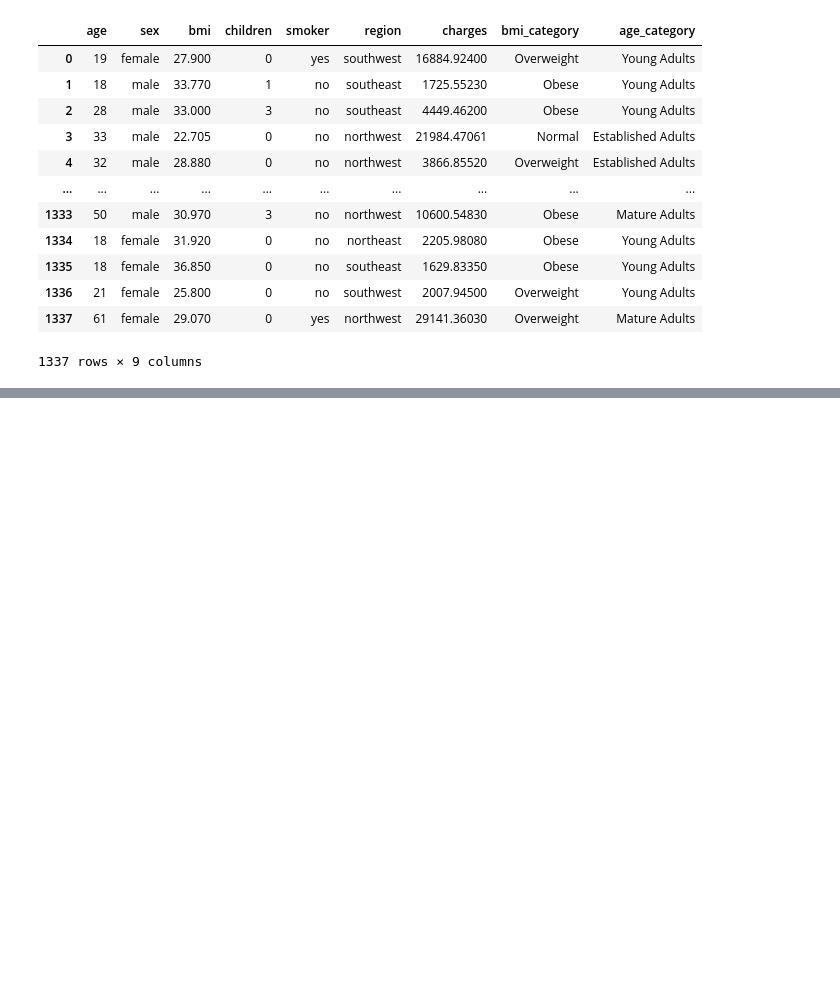
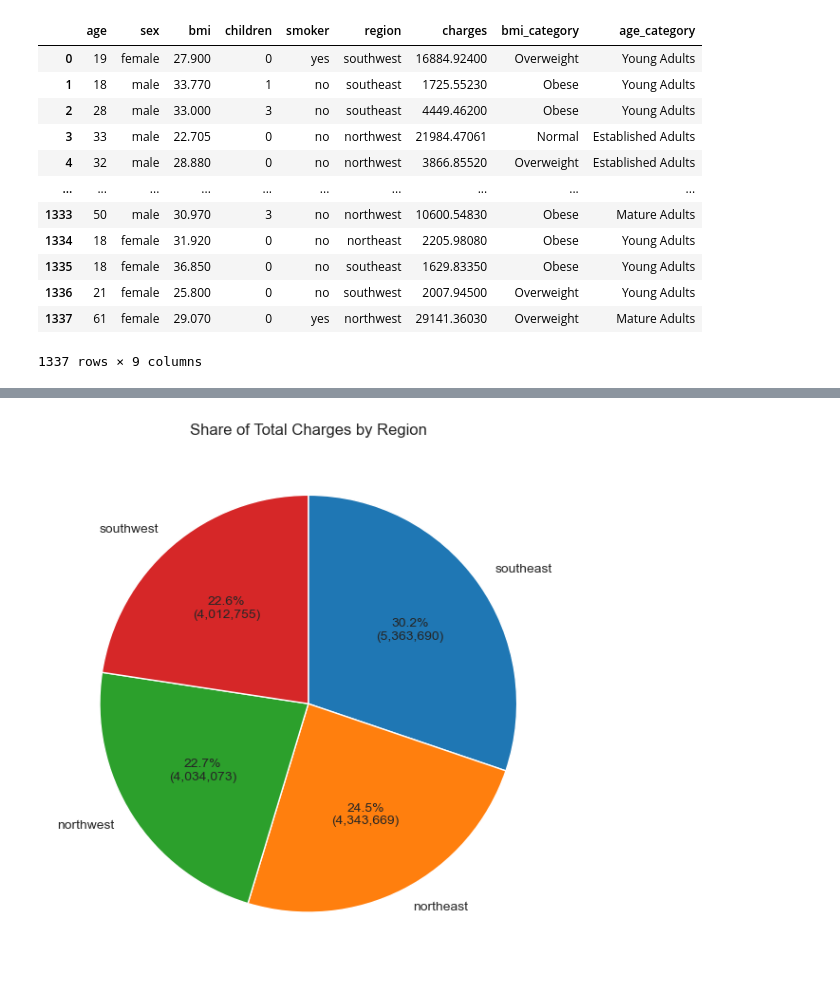
Before and after one commit to fikrifaizz/claim-dashboard-for-hr-monitoring, a Jupyter notebook: notebooks/eda.ipynb, the cells around one changed output, grey strips where cells are left out. Saved outputs shown, nothing was run; the diff lists cells and outputs as text; code cells hidden in the pictures; blank space fills up the shorter version.

```diff
--- a/notebooks/eda.ipynb
+++ b/notebooks/eda.ipynb
@@ -145,3 +205,20 @@ age_category_group(data)
+# %%
+distribution_by_region = data.groupby("region")["charges"].sum()
+distribution_by_region = distribution_by_region.sort_values(ascending=False)
+ax = distribution_by_region.plot(
+    kind="pie",
+    figsize=(6, 6),
+    labels=distribution_by_region.index,
+    autopct=lambda p: f"{p:.1f}%\n({p * distribution_by_region.sum() / 100:,.0f})",
+    startangle=90,
+    counterclock=False
+)
+ax.set_ylabel("")
+ax.set_title("Share of Total Charges by Region")
+ax.set_aspect("equal")
+plt.tight_layout()
+# %% [output]
+[figure, added]
 # %%
 if not os.path.exists("../data/processed"):
     os.makedirs("../data/processed")
```
Also changed, not shown: parts of 8 cells of this notebook, 6 other files.
